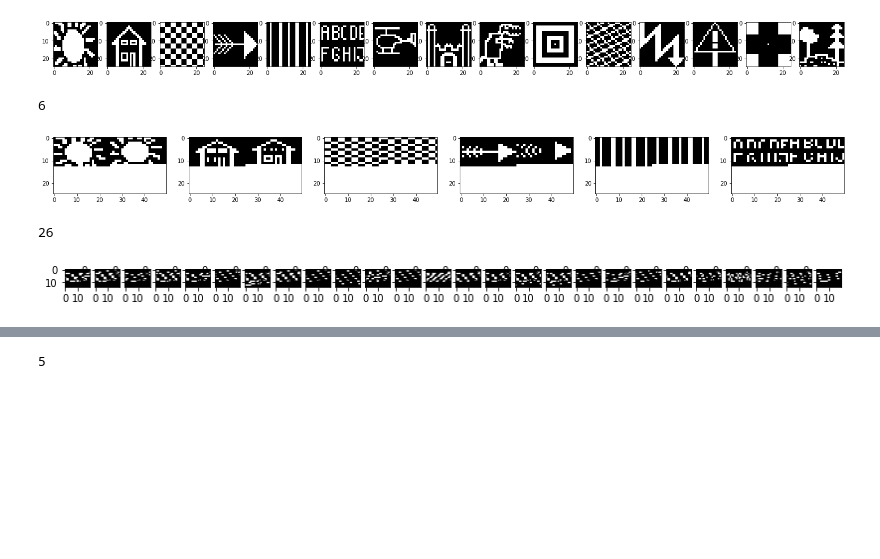
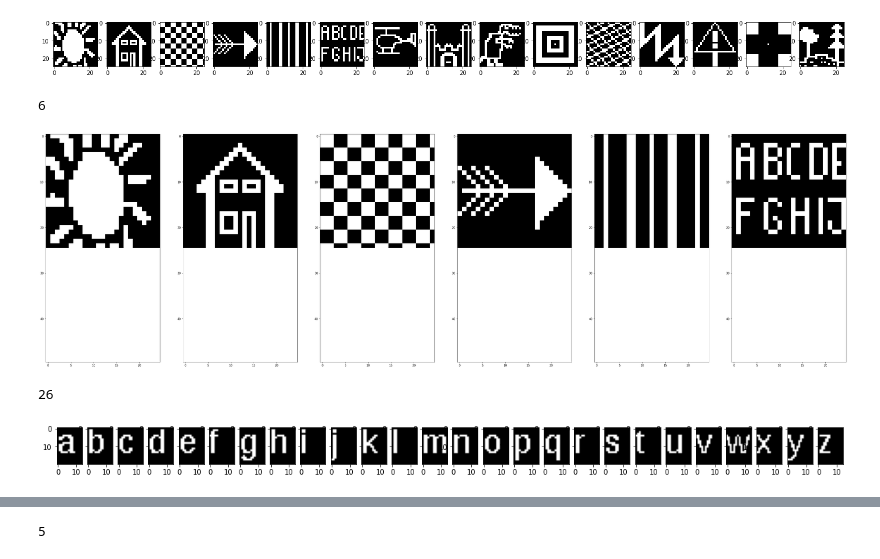
Before and after one commit to werglu/hopfieldNetwork, a Jupyter notebook: HopfieldNetwork/HopfieldNetwork/Visualize_data.ipynb, the cells around one changed output, grey strips where cells are left out. Cells and saved outputs as stored; diff of their text form; code cells hidden in the pictures; blank space fills up the shorter version.

```diff
--- a/HopfieldNetwork/HopfieldNetwork/Visualize_data.ipynb
+++ b/HopfieldNetwork/HopfieldNetwork/Visualize_data.ipynb
@@ -23,17 +23,17 @@ visualize_data(filename, height, width)
 [figure]
 # %%
 filename = "large-25x50.csv"
-height, width = 25, 50
+height, width = 50, 25
 visualize_data(filename, height, width)
 # %% [output]
 6
-[figure, old version]
+[figure, new version]
 # %%
 filename = "letters-14x20.csv"
-height, width = 14, 20
+height, width = 20, 14
 visualize_data(filename, height, width)
 # %% [output]
 26
-[figure, old version]
+[figure, new version]
 # %%
 filename = "letters-abc-8x12.csv"
```
Also changed, not shown: parts of 4 cells of this notebook, 2 other files.
